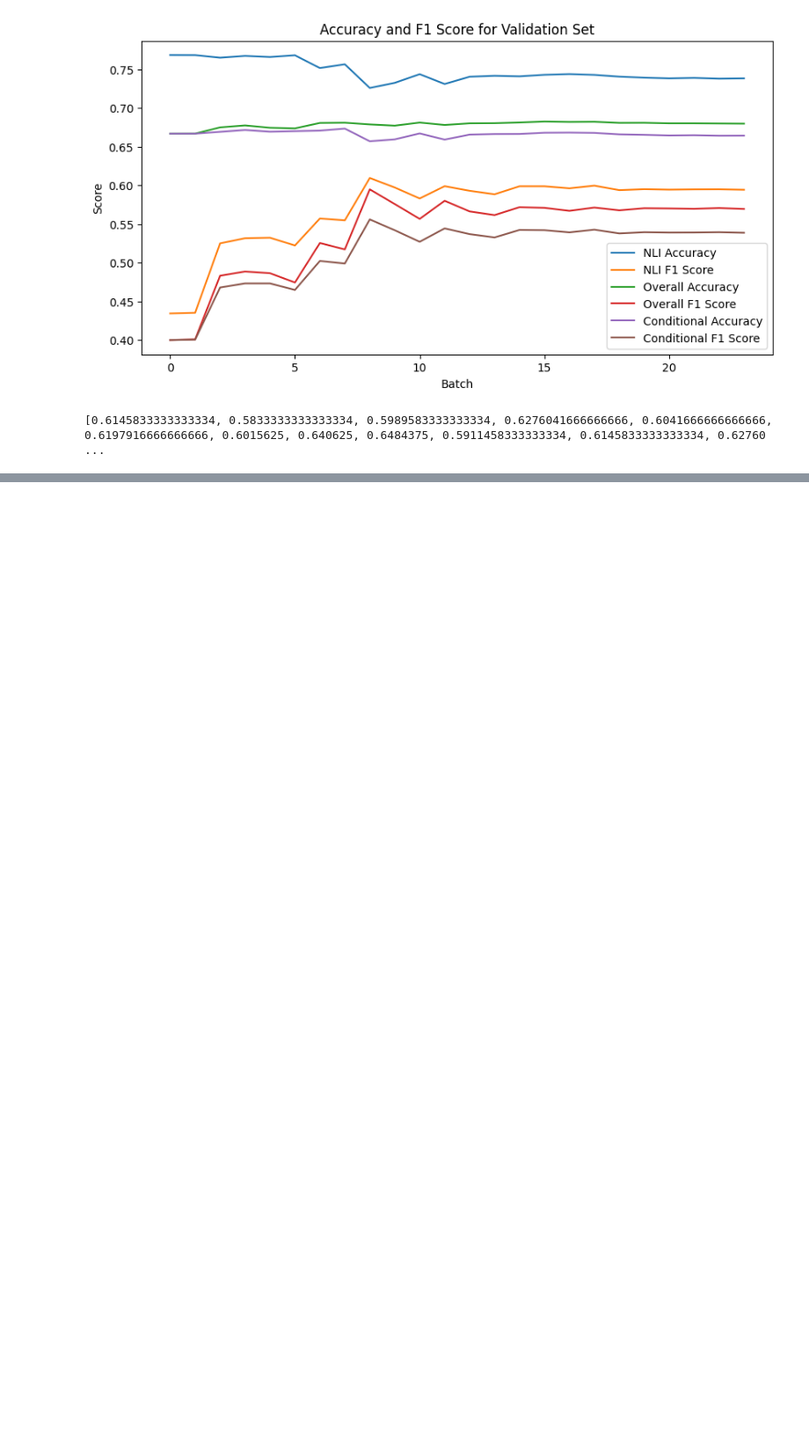
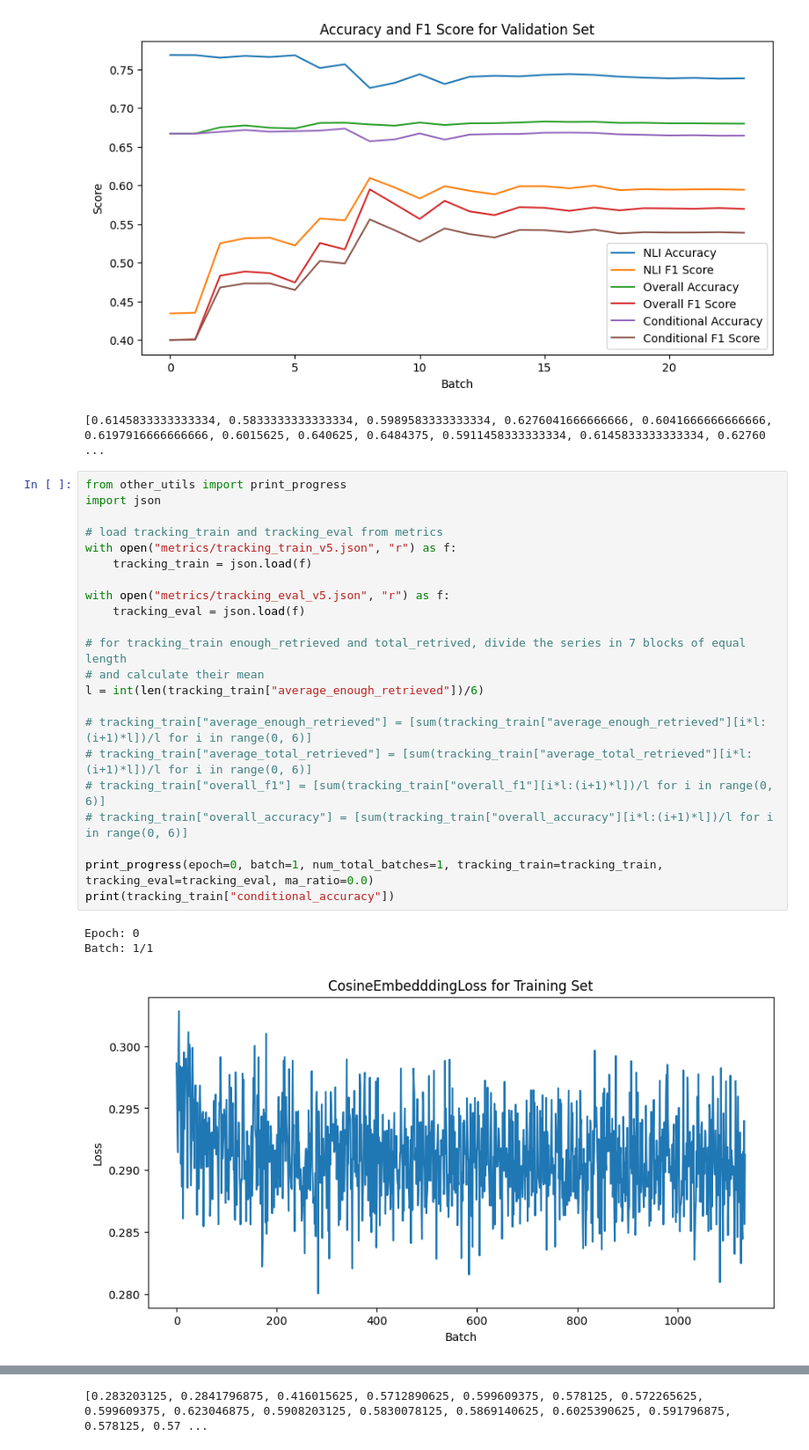
Before and after one commit to ignajgalloupm/tfm_disinformation, a Jupyter notebook: visualize.ipynb, the cells around one changed output, grey strips where cells are left out. Shown at 88% size. Cells and saved outputs as stored; diff of their text form; blank space fills up the shorter version.

```diff
--- a/visualize.ipynb
+++ b/visualize.ipynb
@@ -467,3 +467,29 @@ Batch: 1/1
 [figure]
 [figure]
 [0.6145833333333334, 0.5833333333333334, 0.5989583333333334, 0.6276041666666666, 0.6041666666666666, 0.6197916666666666, 0.6015625, 0.640625, 0.6484375, 0.5911458333333334, 0.6145833333333334, 0.62760 ...
+# %%
+from other_utils import print_progress
+import json
+
+# load tracking_train and tracking_eval from metrics
+with open("metrics/tracking_train_v5.json", "r") as f:
+    tracking_train = json.load(f)
+
+with open("metrics/tracking_eval_v5.json", "r") as f:
+    tracking_eval = json.load(f)
+
+# for tracking_train enough_retrieved and total_retrived, divide the series in 7 blocks of equal length
+# and calculate their mean
+l = int(len(tracking_train["average_enough_retrieved"])/6)
+
+# tracking_train["average_enough_retrieved"] = [sum(tracking_train["average_enough_retrieved"][i*l:(i+1)*l])/l for i in range(0, 6)]
+# tracking_train["average_total_retrieved"] = [sum(tracking_train["average_total_retrieved"][i*l:(i+1)*l])/l for i in range(0, 6)]
+# tracking_train["overall_f1"] = [sum(tracking_train["overall_f1"][i*l:(i+1)*l])/l for i in range(0, 6)]
+# tracking_train["overall_accuracy"] = [sum(tracking_train["overall_accuracy"][i*l:(i+1)*l])/l for i in range(0, 6)]
+
+print_progress(epoch=0, batch=1, num_total_batches=1, tracking_train=tracking_train, tracking_eval=tracking_eval, ma_ratio=0.0)
+print(tracking_train["conditional_accuracy"])
+# %% [output]
+Epoch: 0
+Batch: 1/1
+[figure, added]
@@ -469,0 +505 @@ Batch: 1/1
+[0.283203125, 0.2841796875, 0.416015625, 0.5712890625, 0.599609375, 0.578125, 0.572265625, 0.599609375, 0.623046875, 0.5908203125, 0.5830078125, 0.5869140625, 0.6025390625, 0.591796875, 0.578125, 0.57 ...
```
Also changed, not shown: parts of 2 cells of this notebook, 16 other files.
